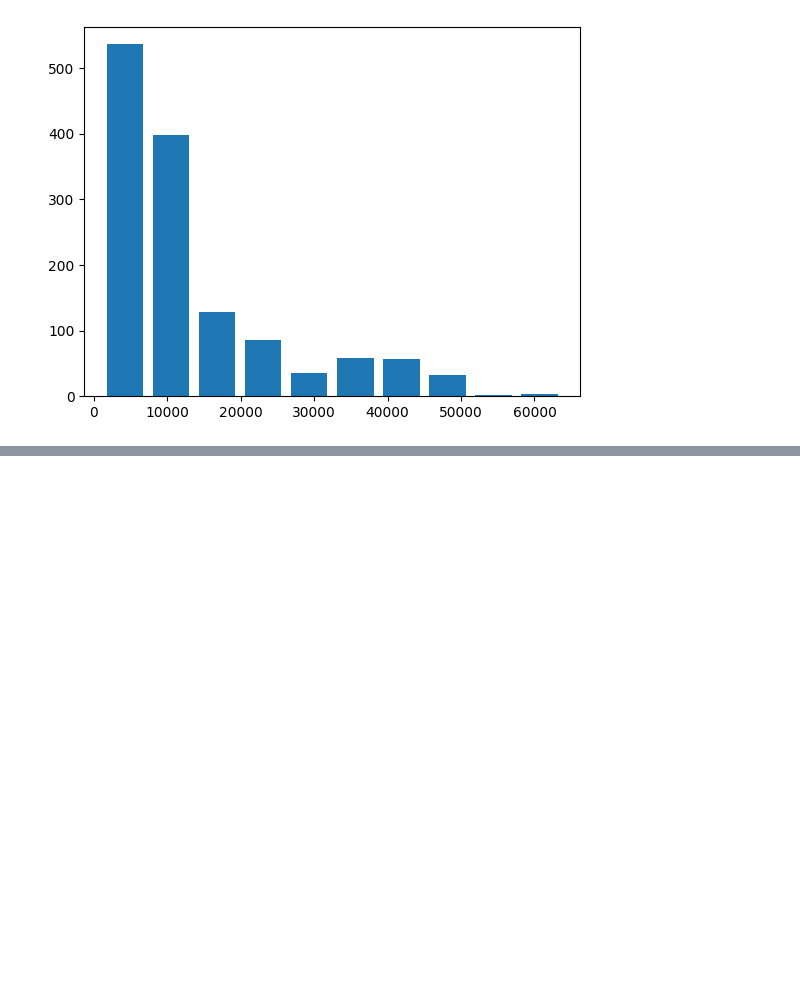
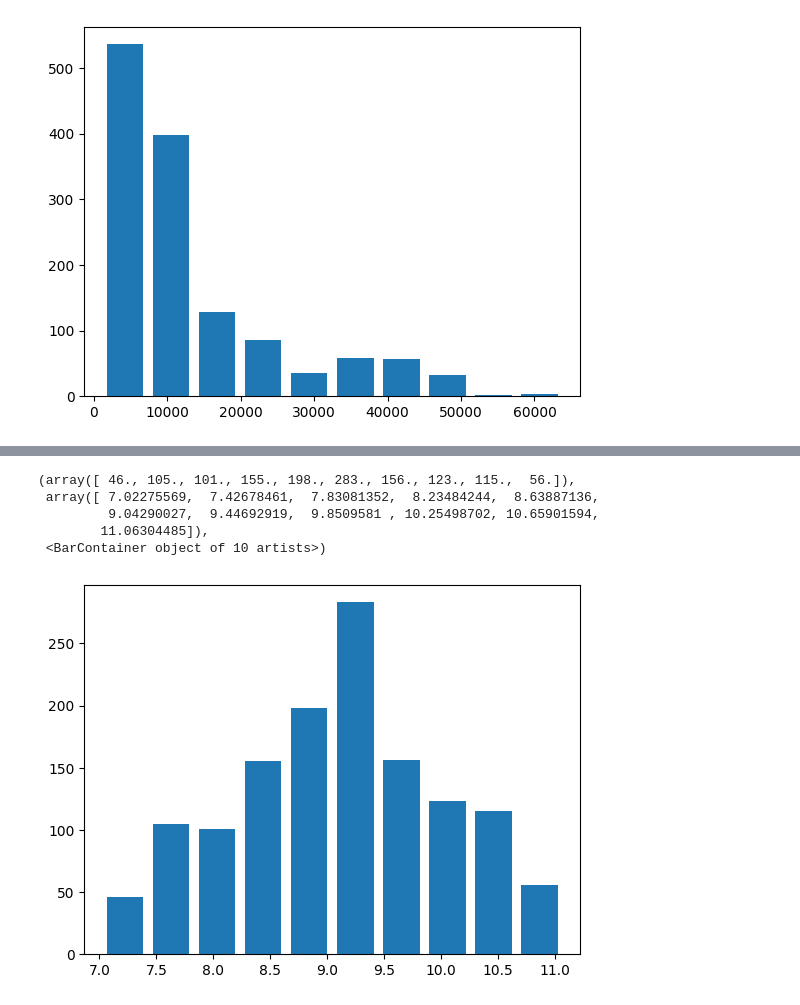
Before and after one commit to Bissapinho/Medical-costs-prediction-model, a Jupyter notebook: code/EDA.ipynb, the cells around one changed output, grey strips where cells are left out. Cells and saved outputs as stored; diff of their text form; code cells hidden in the pictures; blank space fills up the shorter version.

```diff
--- a/code/EDA.ipynb
+++ b/code/EDA.ipynb
@@ -47,0 +51,13 @@ plt.hist(density)
+# %%
+df2 = df.copy()
+df2['logcharges'] = np.log(df2['charges'])
+logcharges = df2['logcharges']
+
+plt.hist(logcharges, bins = 10, rwidth=0.8)
+# %% [output]
+(array([ 46., 105., 101., 155., 198., 283., 156., 123., 115.,  56.]),
+ array([ 7.02275569,  7.42678461,  7.83081352,  8.23484244,  8.63887136,
+         9.04290027,  9.44692919,  9.8509581 , 10.25498702, 10.65901594,
+        11.06304485]),
+ <BarContainer object of 10 artists>)
+[figure, added]
```
Also changed, not shown: parts of 15 cells of this notebook.
